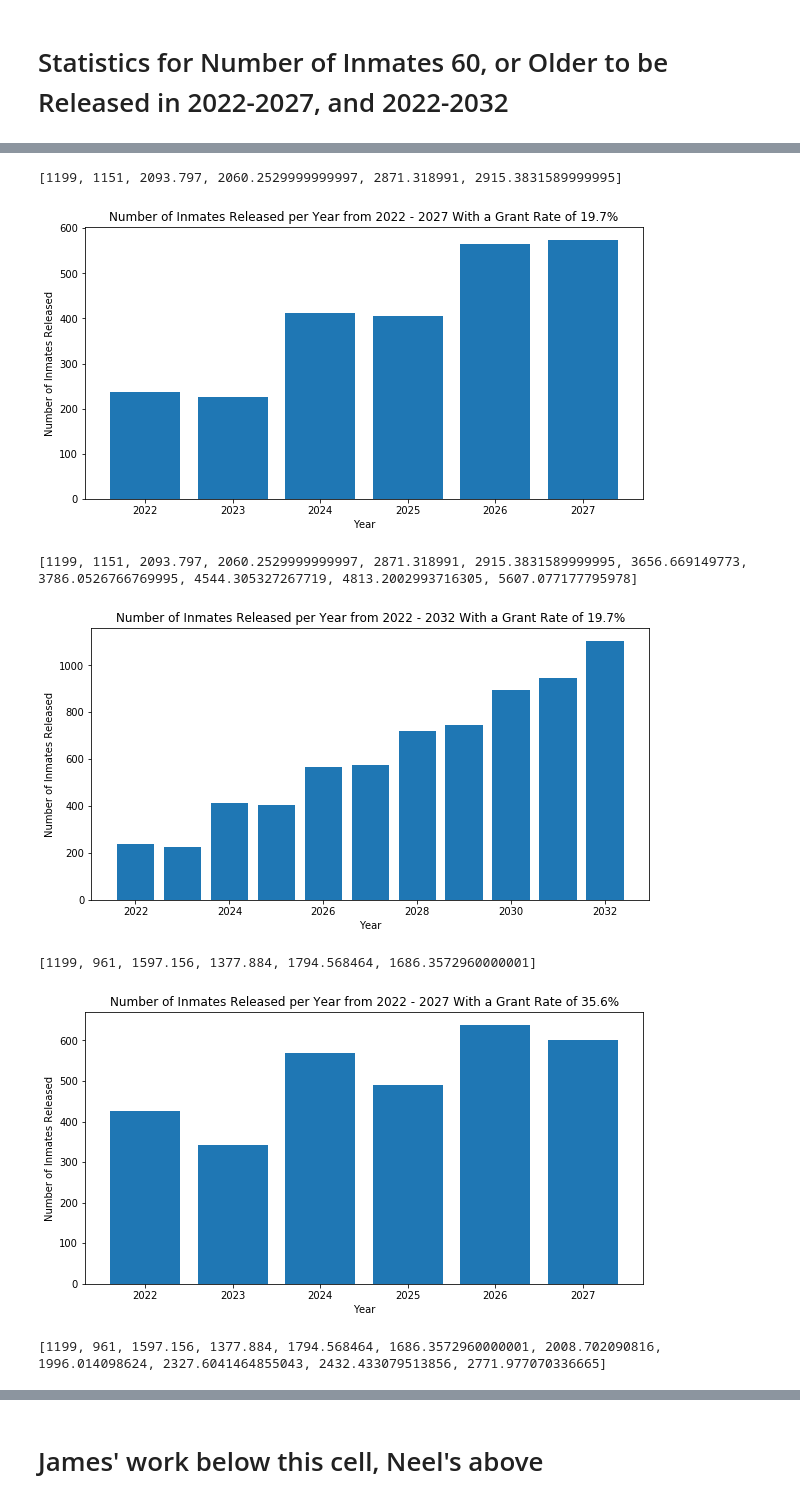
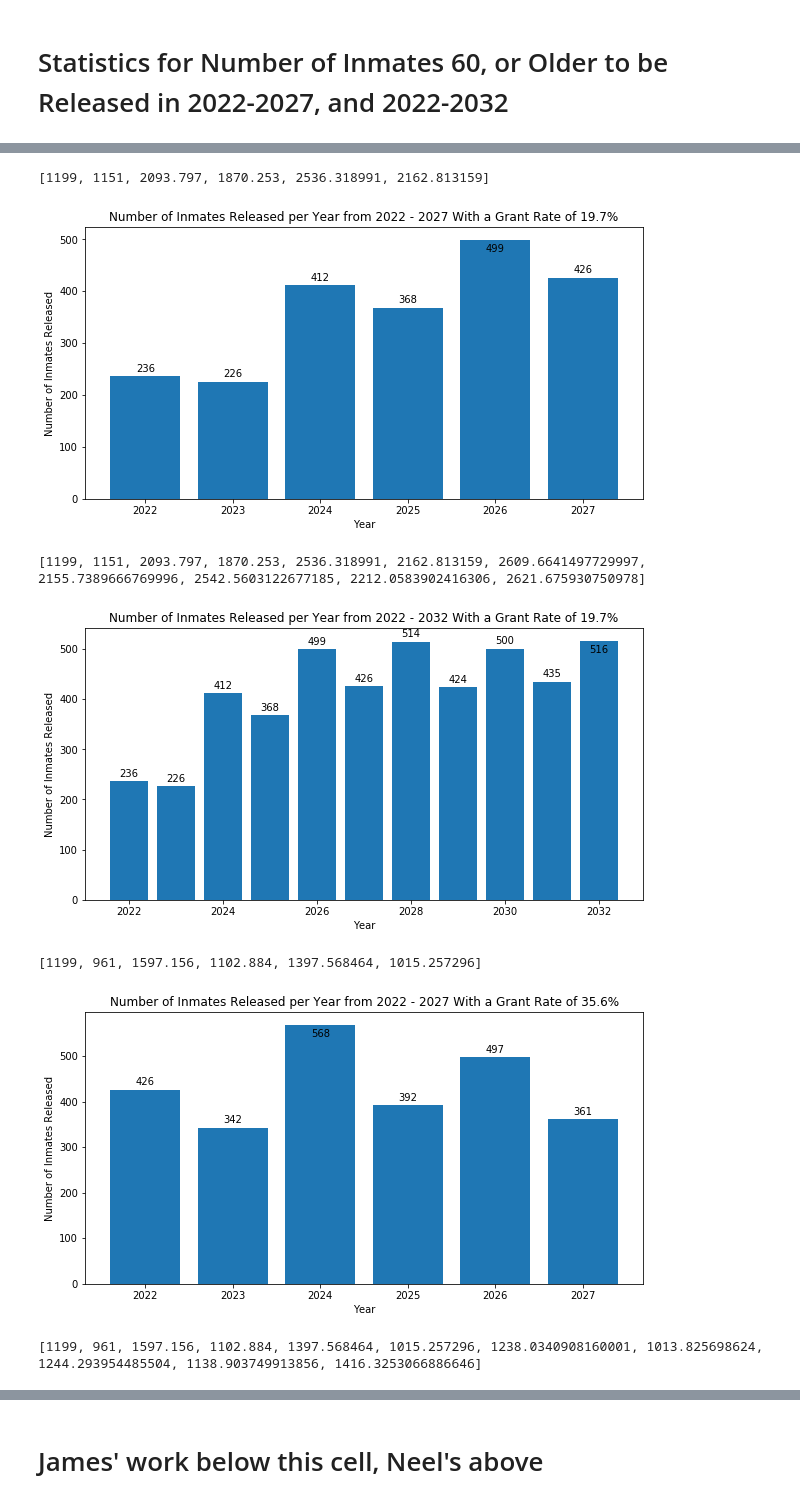
Before and after one commit to james-singer/ParoleProject, a Jupyter notebook: Parole Illinois Data Analysis.ipynb, the cells around one changed output, grey strips where cells are left out. Drawn from its saved outputs; the diff is of its cells as text; code cells hidden in the pictures.

Commit message:
Fixed calcNumInmatesOfAgeInRange to account for releases of reapplicants

```diff
--- a/Parole Illinois Data Analysis.ipynb
+++ b/Parole Illinois Data Analysis.ipynb
@@ -99,10 +124,12 @@ for month in range(1, 13):
         monthlyNumReleased.append(numReleased)
 
 # Plot EDR hearing data
-plt.figure(figsize=(10,5))
-plt.bar(['Jan', 'Feb', 'Mar', 'Apr', 'May', 'Jun', 'Jul', 'Aug', 'Sep', 'Oct', 'Nov', 'Dec'], monthlyNumReleased)
+plot = plt.figure(figsize=(10,5))
+ax = plot.add_subplot(1,1,1)
+rects = ax.bar(['Jan', 'Feb', 'Mar', 'Apr', 'May', 'Jun', 'Jul', 'Aug', 'Sep', 'Oct', 'Nov', 'Dec'], monthlyNumReleased)
 plt.title("Number of EDR Hearings per Month in 2022")
 plt.xlabel("Month")
 plt.ylabel("Number of EDR Hearings")
+autolabel(rects, ax)
 plt.show()
 # %% [output]
@@ -128,9 +155,6 @@ def calcNumInmatesOfAgeInRange(startYear, endYear, age, grantRate):
         servedTwentyYears = dfAgeAndOlder.loc[population["Custody Date"] <= twentyYearsServedDate]
         numOverAgeReleased = len(servedTwentyYears)
 
-        #Drop released inmates from population
-        population = population[~(population["IDOC #"].isin(servedTwentyYears["IDOC #"].head(int(numOverAgeReleased * grantRate))))]
-
         if(year == startYear or year == startYear + 1):
             #Add total number of EDR hearings for this year
             numEDRHearings.append(numOverAgeReleased)
@@ -138,13 +162,19 @@ def calcNumInmatesOfAgeInRange(startYear, endYear, age, grantRate):
             #Add total number of EDR denials for current year including reapplications every 2 years
             numEDRDenials[year] = (numOverAgeReleased) * (1 - grantRate)
 
+            #Drop released inmates from population
+            population = population[~(population["IDOC #"].isin(servedTwentyYears["IDOC #"].head(int(numOverAgeReleased * grantRate))))]
+
         if(year >= (startYear + 2)):
             #Add total number of EDR hearings for this year
             numEDRHearings.append(numOverAgeReleased + numEDRDenials[year - 2])
 
             #Add total number of EDR denials for current year including reapplications every 2 years
-            numEDRDenials[year] = (numOverAgeReleased  + numEDRDenials[year - 2]) * (1 - grantRate)
+            numEDRDenials[year] = (numOverAgeReleased + numEDRDenials[year - 2]) * (1 - grantRate)
 
+            #Drop released inmates from population
+            population = population[~(population["IDOC #"].isin(servedTwentyYears["IDOC #"].head(int((numOverAgeReleased + numEDRDenials[year - 2]) * grantRate))))]
+    #print(numEDRHearings)
     return (int(sum(numEDRHearings) * grantRate), numEDRHearings, grantRate) #Cast to int truncates
 # %%
 numOverSixty = calcNumInmatesOfAgeInRange(2022, 2022, 60, 1)
@@ -246,20 +264,22 @@ Savings from releasing inmates 60 or older in 2022-2032 with liberal grant rate:
 # %%
 #Plot number of inmates released per year
 for yearlyNumReleased in [fiveYearsConservative, tenYearsConservative, fiveYearsMedium,
                           tenYearsMedium, fiveYearsLiberal, tenYearsLiberal]:
     print(yearlyNumReleased[1])
-    plt.figure(figsize=(10,5))
-    plt.bar(range(2022, 2022 + len(yearlyNumReleased[1])), [int(x * yearlyNumReleased[2]) for x in yearlyNumReleased[1]])
+    plot = plt.figure(figsize=(10,5))
+    ax = plot.add_subplot(1,1,1)
+    rects = plt.bar(range(2022, 2022 + len(yearlyNumReleased[1])), [int(x * yearlyNumReleased[2]) for x in yearlyNumReleased[1]])
     plt.title("Number of Inmates Released per Year from 2022 - " + str(2021 + len(yearlyNumReleased[1]))+
               " With a Grant Rate of " + str(yearlyNumReleased[2] * 100) + "%")
     plt.xlabel("Year")
     plt.ylabel("Number of Inmates Released")
+    autolabel(rects, ax)
     plt.show()
 # %% [output]
-[1199, 1151, 2093.797, 2060.2529999999997, 2871.318991, 2915.3831589999995]
+[1199, 1151, 2093.797, 1870.253, 2536.318991, 2162.813159]
-[figure, old version]
+[figure, new version]
-[1199, 1151, 2093.797, 2060.2529999999997, 2871.318991, 2915.3831589999995, 3656.669149773, 3786.0526766769995, 4544.305327267719, 4813.2002993716305, 5607.077177795978]
+[1199, 1151, 2093.797, 1870.253, 2536.318991, 2162.813159, 2609.6641497729997, 2155.7389666769996, 2542.5603122677185, 2212.0583902416306, 2621.675930750978]
-[figure, old version]
+[figure, new version]
-[1199, 961, 1597.156, 1377.884, 1794.568464, 1686.3572960000001]
+[1199, 961, 1597.156, 1102.884, 1397.568464, 1015.257296]
-[figure, old version]
+[figure, new version]
-[1199, 961, 1597.156, 1377.884, 1794.568464, 1686.3572960000001, 2008.702090816, 1996.014098624, 2327.6041464855043, 2432.433079513856, 2771.977070336665]
+[1199, 961, 1597.156, 1102.884, 1397.568464, 1015.257296, 1238.0340908160001, 1013.825698624, 1244.293954485504, 1138.903749913856, 1416.3253066886646]
```
Also changed, not shown: parts of 6 cells of this notebook.
